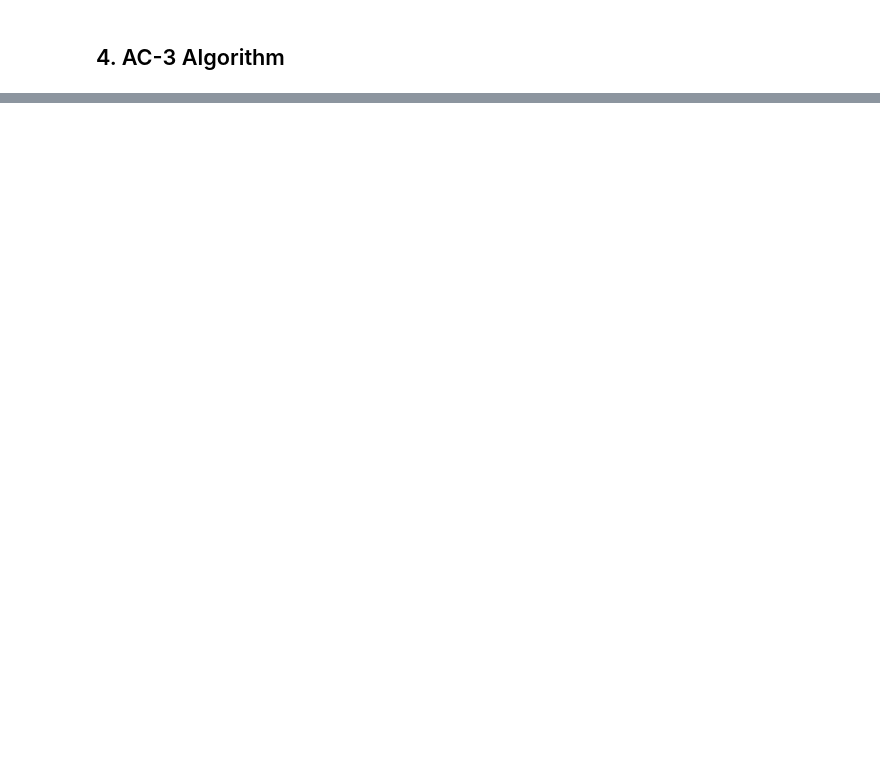
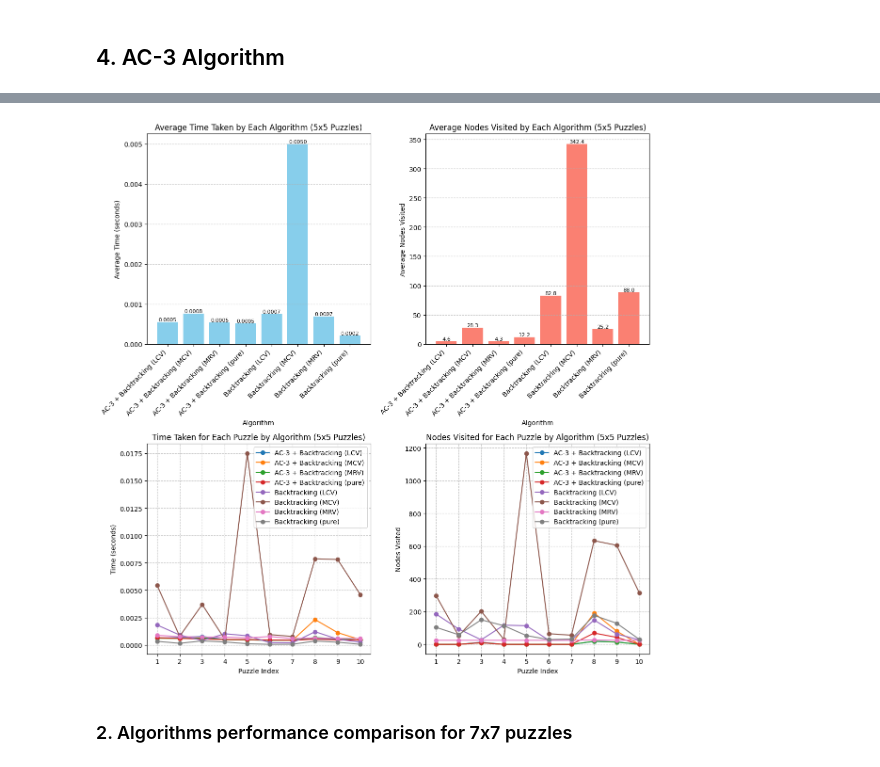
Before and after one commit to walter-amador/csp_kakurasu_solver, a Jupyter notebook: kakurasu_solver.ipynb, the cells around one changed output, grey strips where cells are left out. Cells and saved outputs as stored; diff of their text form; code cells hidden in the pictures; blank space fills up the shorter version.

```diff
--- a/kakurasu_solver.ipynb
+++ b/kakurasu_solver.ipynb
@@ -39,11 +39,14 @@ display(fc)
 FileChooser(path='/Users/walteramador/Documents/LU/COSC-4117EL-01-Artificial-Intelligence/Assignment_1', filen…
 # %%
 print("Selected file:", fc.selected)
-# print the selected file content
-if fc.selected:
-    with open(fc.selected, 'r') as file:
-        content = file.read()
-        print(content)
-else:
-    print("No file selected.")
+
+def read_puzzle(file_path):
+    # print the selected file content
+    if file_path:
+        with open(file_path, 'r') as file:
+            return file.read()
+    else:
+        print("No file selected.")
+content = read_puzzle(fc.selected)
+print(content)
 # %% [output]
@@ -604,0 +791,9 @@ Total time: 0.00046515s | Backtracking nodes: 0
+# %%
+import csv
+
+def save_metrics_to_csv(metrics, filename):
+    keys = metrics[0].keys()
+    with open(filename, 'w', newline='') as output_file:
+        dict_writer = csv.DictWriter(output_file, fieldnames=keys)
+        dict_writer.writeheader()
+        dict_writer.writerows(metrics)
@@ -604,0 +802,7 @@ Total time: 0.00046515s | Backtracking nodes: 0
+# %%
+metrics_5x5 = read_metrics_csv('./puzzles_metrics/kakurasu_5x5_metrics.csv')
+if not metrics_5x5:
+    file_5x5 = 'batch_puzzles/kakurasu_5x5_puzzles.txt'
+    puzzles_5x5 = read_batch_puzzles(file_5x5)
+    metrics_5x5 = run_all_algorithms(puzzles_5x5)
+    save_metrics_to_csv(metrics_5x5, './puzzles_metrics/kakurasu_5x5_metrics.csv')
@@ -604,0 +827,7 @@ Total time: 0.00046515s | Backtracking nodes: 0
+# %%
+
+graph_metrics(metrics_5x5)
+# %% [output]
+[figure, added]
+# %% [markdown]
+### 2. Algorithms performance comparison for 7x7 puzzles
```
Also changed, not shown: parts of 18 cells of this notebook, 9 other files.
